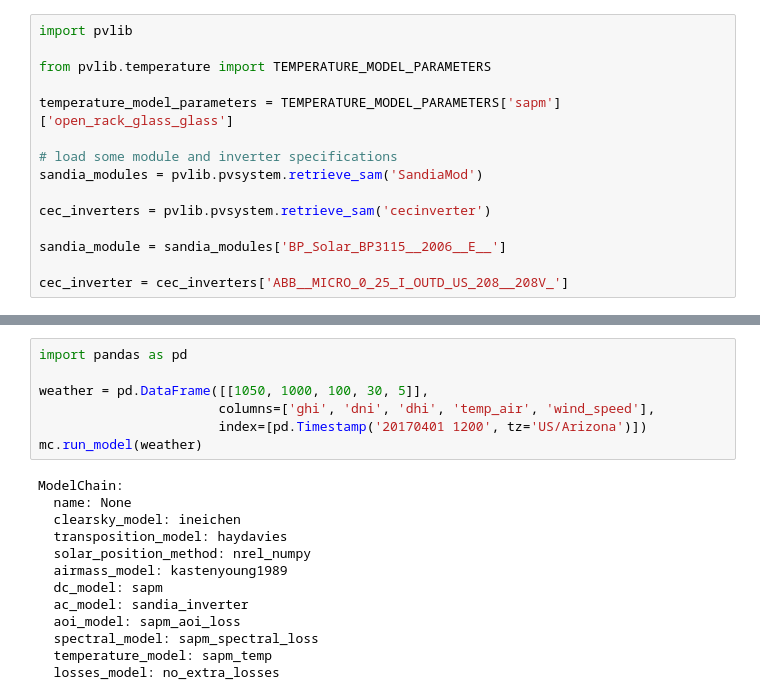
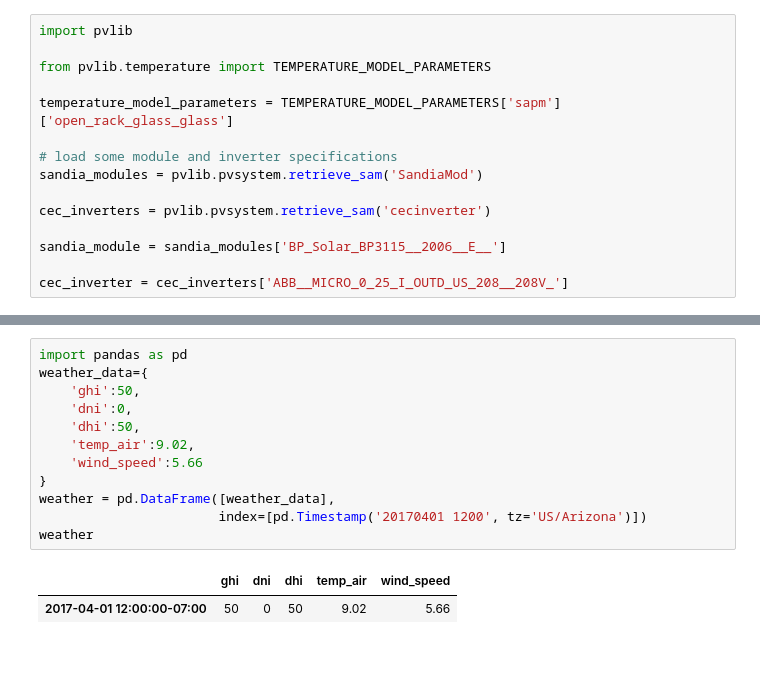
Before and after one commit to fbcharles747/Capstone_PV_API, a Jupyter notebook: simulation/test_script.ipynb, the cells around one changed output, grey strips where cells are left out. Drawn from its saved outputs; the diff is of its cells as text; blank space fills up the shorter version.

```diff
--- a/simulation/test_script.ipynb
+++ b/simulation/test_script.ipynb
@@ -42,21 +111,16 @@ ModelChain:
 # %%
 import pandas as pd
-
-weather = pd.DataFrame([[1050, 1000, 100, 30, 5]],
-                       columns=['ghi', 'dni', 'dhi', 'temp_air', 'wind_speed'],
+weather_data={
+    'ghi':50,
+    'dni':0,
+    'dhi':50,
+    'temp_air':9.02,
+    'wind_speed':5.66
+}
+weather = pd.DataFrame([weather_data],
                        index=[pd.Timestamp('20170401 1200', tz='US/Arizona')])
-mc.run_model(weather)
+weather
 # %% [output]
-ModelChain:
-  name: None
-  clearsky_model: ineichen
-  transposition_model: haydavies
-  solar_position_method: nrel_numpy
-  airmass_model: kastenyoung1989
-  dc_model: sapm
-  ac_model: sandia_inverter
-  aoi_model: sapm_aoi_loss
-  spectral_model: sapm_spectral_loss
-  temperature_model: sapm_temp
-  losses_model: no_extra_losses
+|  | ghi | dni | dhi | temp_air | wind_speed |
+| 2017-04-01 12:00:00-07:00 | 50 | 0 | 50 | 9.02 | 5.66 |
 # %%
```
Also changed, not shown: parts of 3 cells of this notebook, 2 other files.
